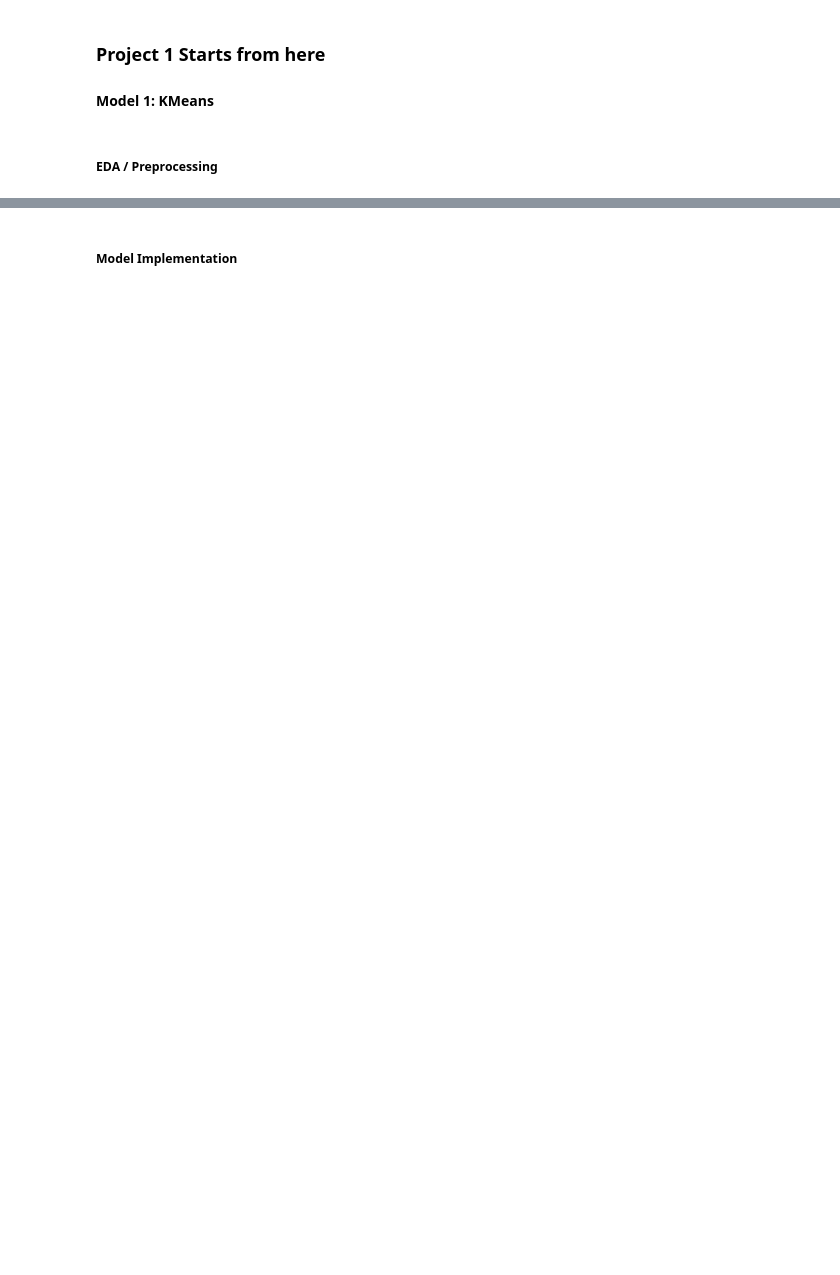
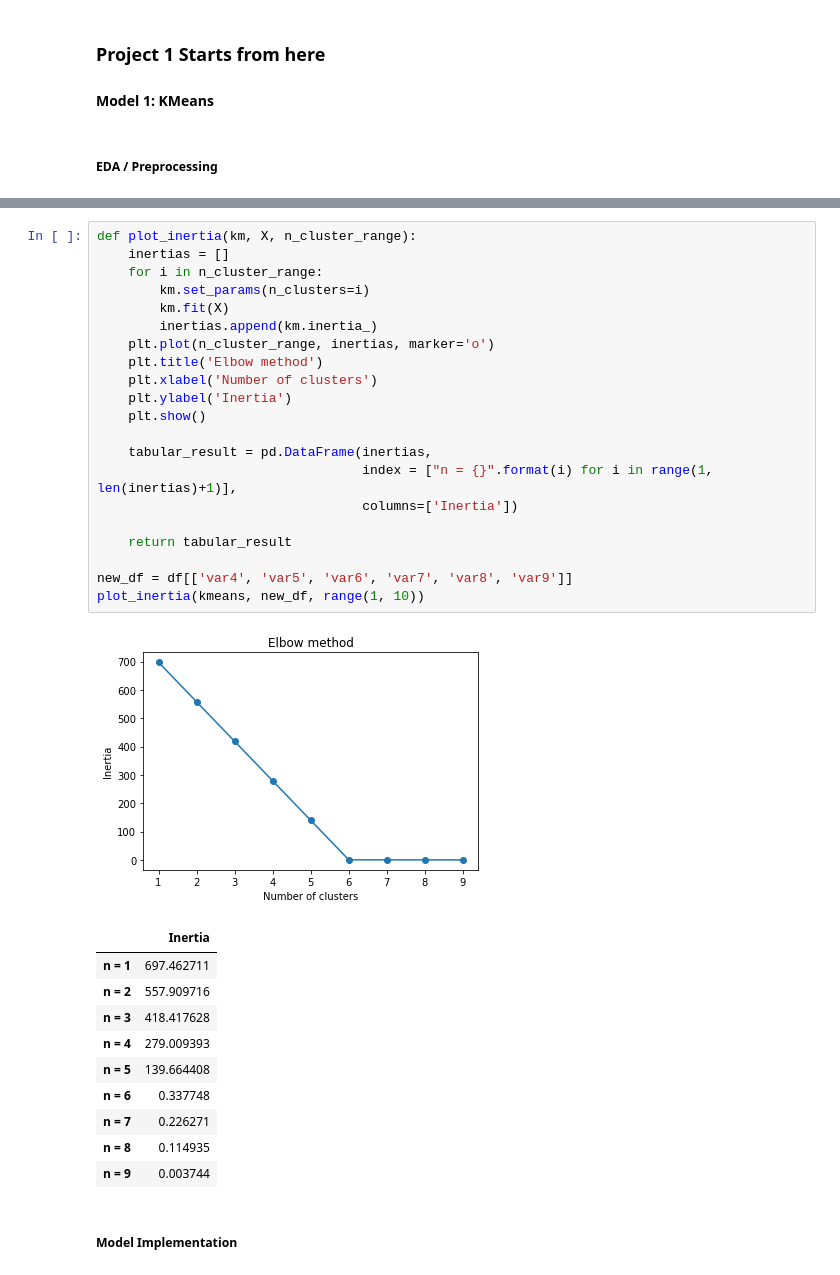
Before and after one commit to calebpelliott/Machine-Learning-CS559, a Jupyter notebook: PRJ1/F21/F21_CS559_Project1.ipynb, the cells around one changed output, grey strips where cells are left out. Drawn from its saved outputs; the diff is of its cells as text; blank space fills up the shorter version.

```diff
--- a/PRJ1/F21/F21_CS559_Project1.ipynb
+++ b/PRJ1/F21/F21_CS559_Project1.ipynb
@@ -96,3 +193,36 @@ plot_3D(df,'var1','var2','var9','Class')
+# %%
+def plot_inertia(km, X, n_cluster_range):
+    inertias = []
+    for i in n_cluster_range:
+        km.set_params(n_clusters=i)
+        km.fit(X)
+        inertias.append(km.inertia_)
+    plt.plot(n_cluster_range, inertias, marker='o')
+    plt.title('Elbow method')
+    plt.xlabel('Number of clusters')
+    plt.ylabel('Inertia')
+    plt.show()
+
+    tabular_result = pd.DataFrame(inertias,
+                                  index = ["n = {}".format(i) for i in range(1, len(inertias)+1)],
+                                  columns=['Inertia'])
+
+    return tabular_result
+
+new_df = df[['var4', 'var5', 'var6', 'var7', 'var8', 'var9']]
+plot_inertia(kmeans, new_df, range(1, 10))
+# %% [output]
+[figure, added]
+|  | Inertia |
+| n = 1 | 697.462711 |
+| n = 2 | 557.909716 |
+| n = 3 | 418.417628 |
+| n = 4 | 279.009393 |
+| n = 5 | 139.664408 |
+| n = 6 | 0.337748 |
+| n = 7 | 0.226271 |
+| n = 8 | 0.114935 |
+| n = 9 | 0.003744 |
 # %% [markdown]
 ##### Model Implementation
 # %%
```
Also changed, not shown: parts of 19 cells of this notebook, 1 other file.
